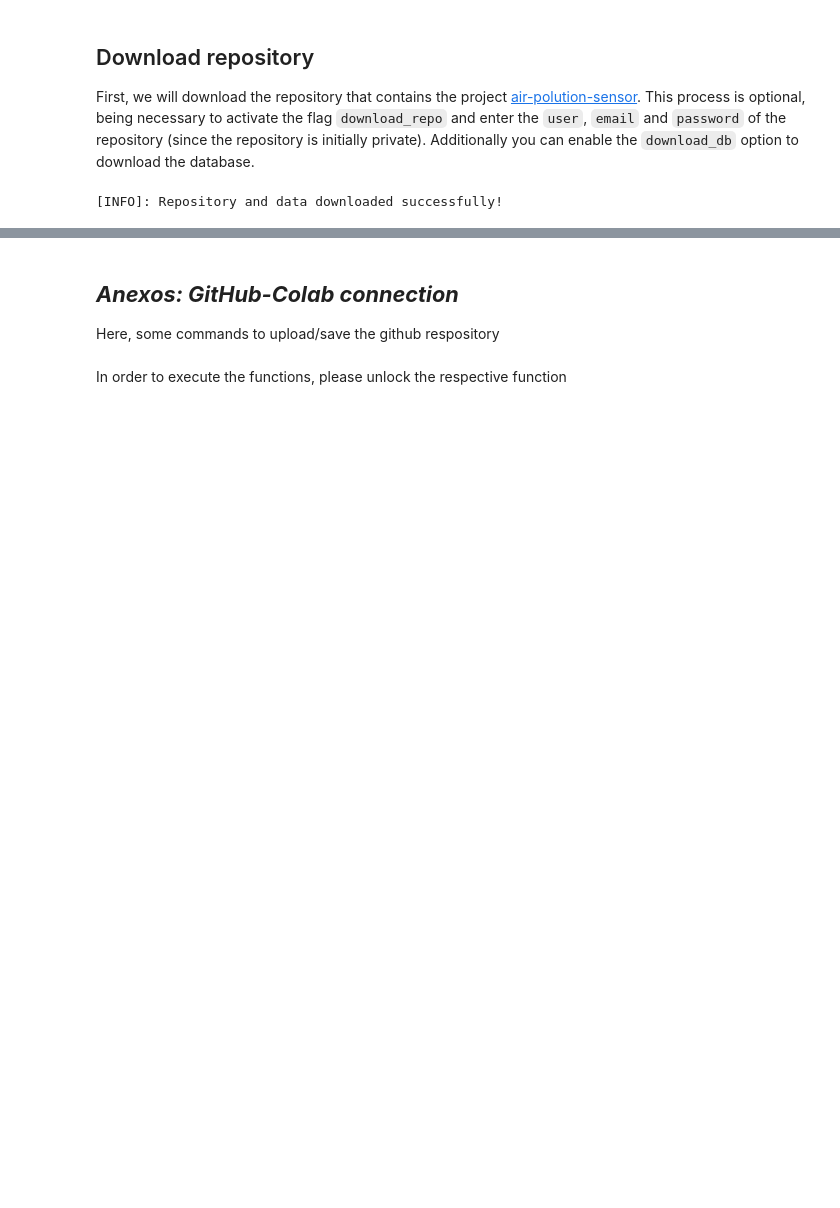
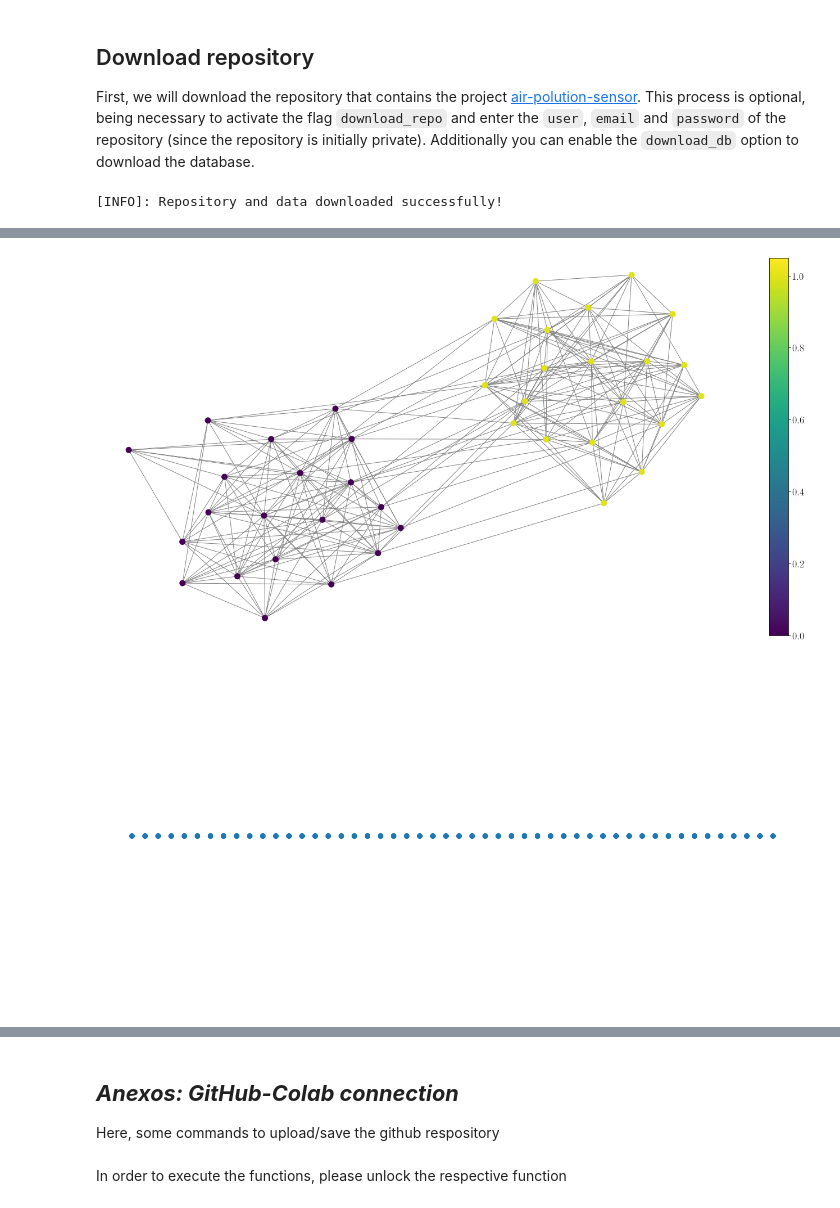
Before and after one commit to TEAM-IMT/air-polution-sensor, a Jupyter notebook: GFT_sensors.ipynb, the cells around one changed output, grey strips where cells are left out. Saved outputs shown, nothing was run; the diff lists cells and outputs as text; code cells hidden in the pictures; blank space fills up the shorter version.

```diff
--- a/GFT_sensors.ipynb
+++ b/GFT_sensors.ipynb
@@ -74,0 +81,17 @@ Successfully installed pygsp-0.5.1 pyprof2calltree-1.4.5
+# %%
+# Constants
+SPACE_GRAPH_ORDER, SPACE_KERNEL_SCALE = 40, 20
+TIME_GRAPH_ORDER, TIME_KERNEL_SCALE = 50, 20
+dT = 10.0/TIME_GRAPH_ORDER # Time sample
+level_noise = 0.1
+# %%
+# Space-time graph definition
+groups = np.array([0]*(SPACE_GRAPH_ORDER//2) + [1] * (SPACE_GRAPH_ORDER - SPACE_GRAPH_ORDER//2))
+space_time_graph = [create_stochastic_graph(SPACE_GRAPH_ORDER, k = 2, z = groups, p=[0.6, 0.6], q = 0.05),
+         create_path_graph(TIME_GRAPH_ORDER)]
+
+plot_graph(space_time_graph[0], groups)
+plot_graph(space_time_graph[1])
+# %% [output]
+[figure, added]
+[figure, added]
```
Also changed, not shown: parts of 17 cells of this notebook, 2 other files.
